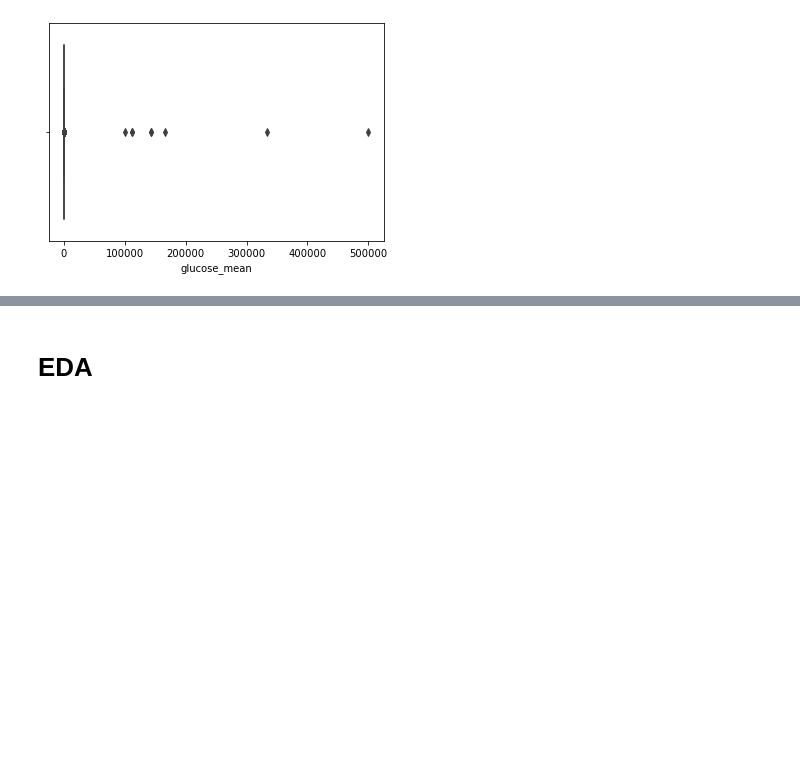
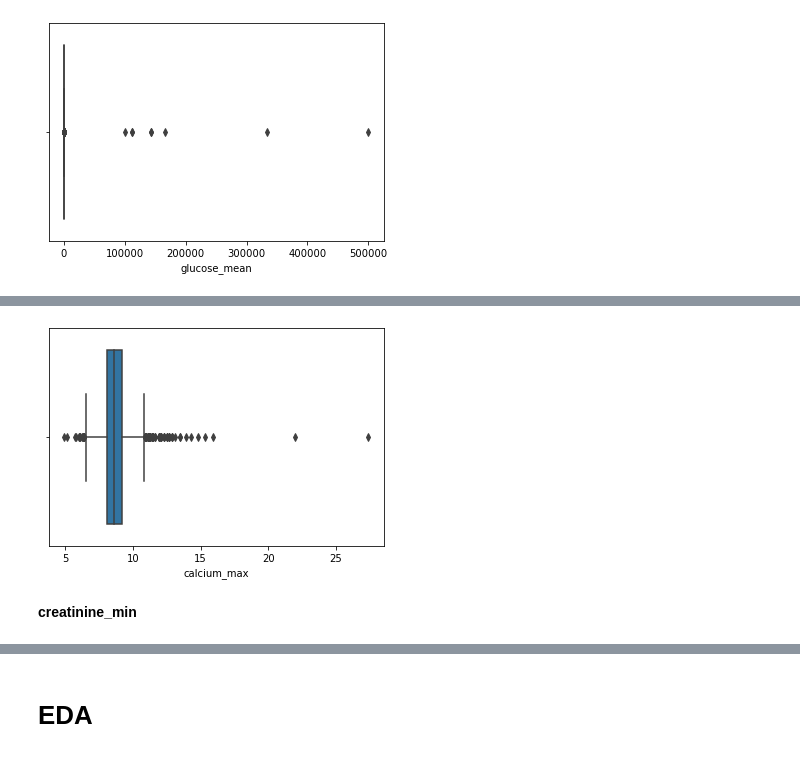
Before and after one commit to doscsy12/AKI_rrt, a Jupyter notebook: data_cleaning_EDA.ipynb, the cells around one changed output, grey strips where cells are left out. Saved outputs shown, nothing was run; the diff lists cells and outputs as text; code cells hidden in the pictures; blank space fills up the shorter version.

```diff
--- a/data_cleaning_EDA.ipynb
+++ b/data_cleaning_EDA.ipynb
@@ -546,0 +623,7 @@ num_aki = num_aki[num_aki['glucose_mean']<3000]
+# %%
+# check outliers for calcium_max
+sns.boxplot(num_aki['calcium_max']);
+# %% [output]
+[figure, added]
+# %% [markdown]
+**creatinine_min**
```
Also changed, not shown: parts of 28 cells of this notebook.
